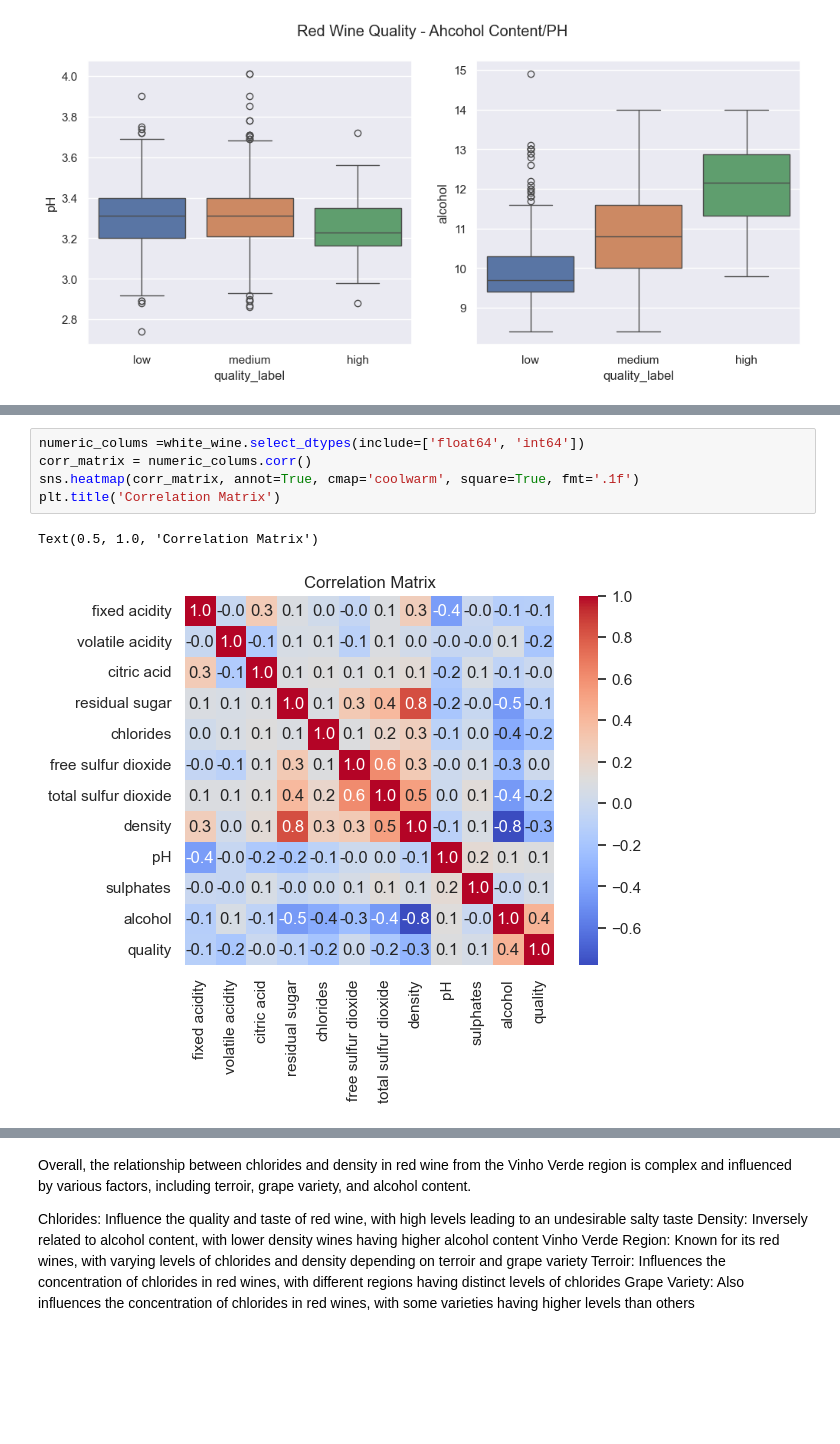
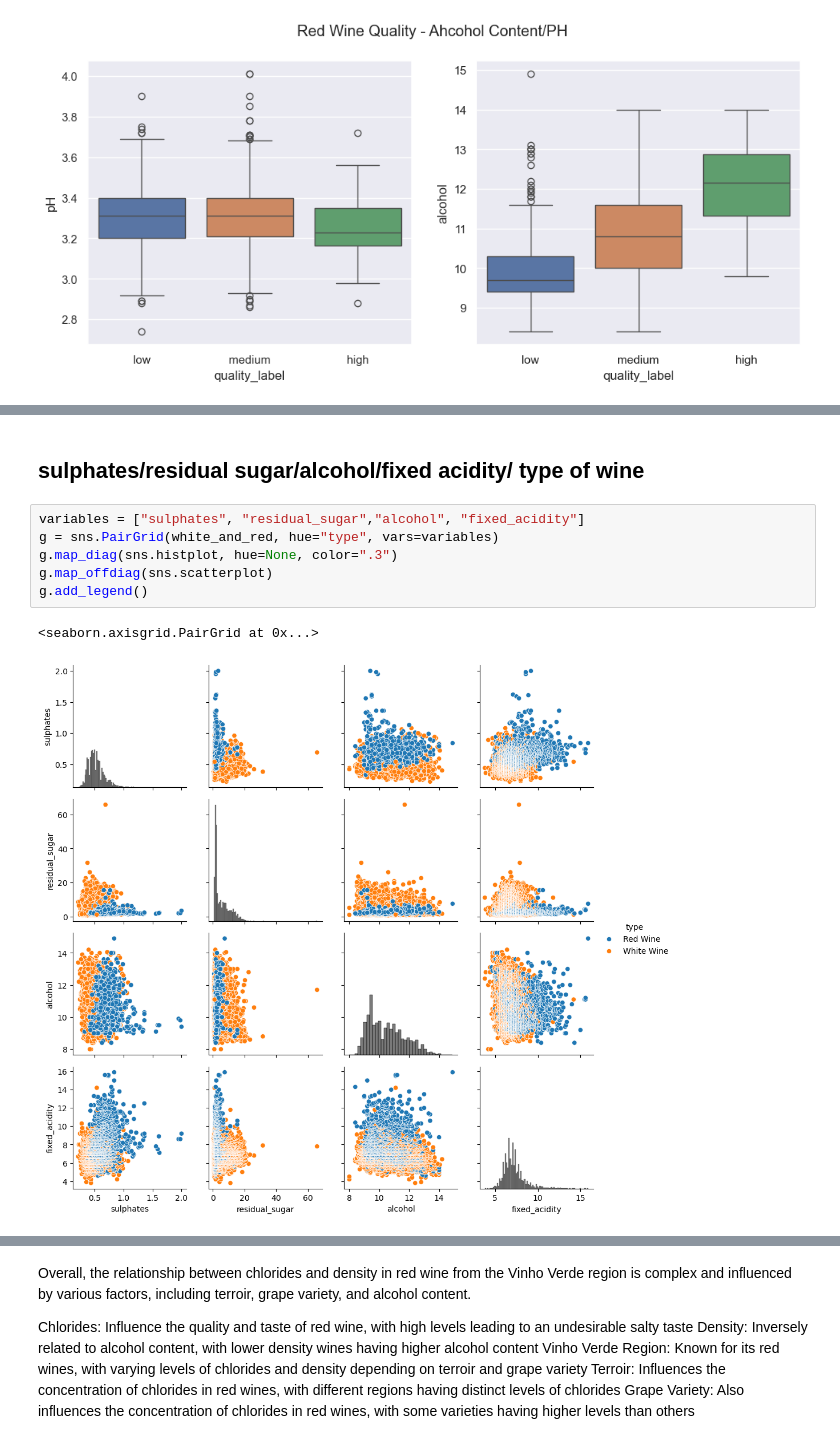
Before and after one commit to AlexIchie-coder/Projects, a Jupyter notebook: BlueberryWine/Red_And_White_Wine.ipynb, the cells around one changed output, grey strips where cells are left out. Drawn from its saved outputs; the diff is of its cells as text; blank space fills up the shorter version.

```diff
--- a/BlueberryWine/Red_And_White_Wine.ipynb
+++ b/BlueberryWine/Red_And_White_Wine.ipynb
@@ -197,8 +370,11 @@ Text(0.5, 1.0, 'Correlation Matrix')
-# %%
-numeric_colums =white_wine.select_dtypes(include=['float64', 'int64'])
-corr_matrix = numeric_colums.corr()
-sns.heatmap(corr_matrix, annot=True, cmap='coolwarm', square=True, fmt='.1f')
-plt.title('Correlation Matrix')
-# %% [output]
-Text(0.5, 1.0, 'Correlation Matrix')
-[figure, removed]
+# %% [markdown]
+## sulphates/residual sugar/alcohol/fixed acidity/ type of wine
+# %%
+variables = ["sulphates", "residual_sugar","alcohol", "fixed_acidity"]
+g = sns.PairGrid(white_and_red, hue="type", vars=variables)
+g.map_diag(sns.histplot, hue=None, color=".3")
+g.map_offdiag(sns.scatterplot)
+g.add_legend()
+# %% [output]
+<seaborn.axisgrid.PairGrid at 0x...>
+[figure, added]
```
Also changed, not shown: parts of 42 cells of this notebook, 1 other file.
